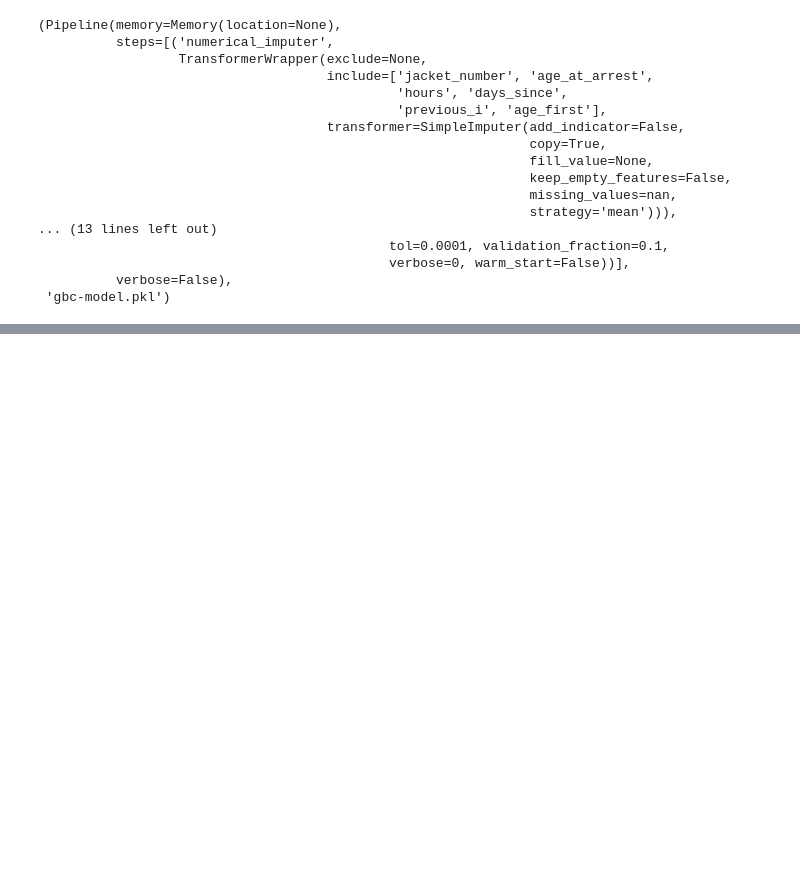
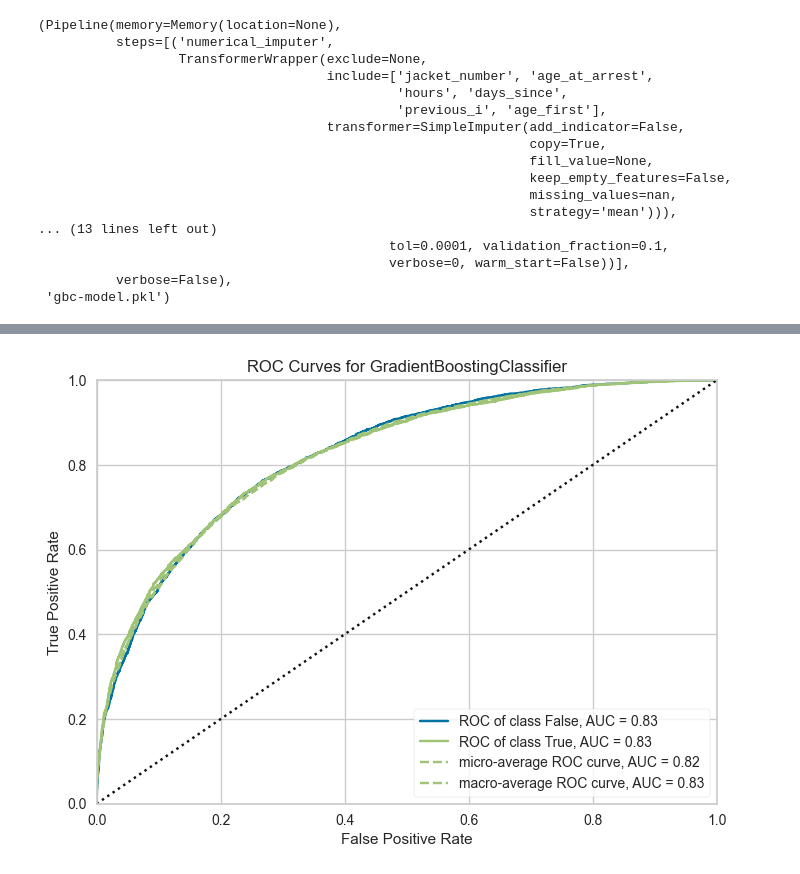
Before and after one commit to UIUC-DSC/Members-Only, a Jupyter notebook: model2.ipynb, the cells around one changed output, grey strips where cells are left out. Saved outputs shown, nothing was run; the diff lists cells and outputs as text; code cells hidden in the pictures; blank space fills up the shorter version.

```diff
--- a/model2.ipynb
+++ b/model2.ipynb
@@ -218,0 +224,3 @@ Similarity between 'r' and 'prediction_mapped': 0.7265275707898659
+# %%
+plot_model(final_gbc, plot='auc')
+# %% [output]
@@ -218,0 +228 @@ Similarity between 'r' and 'prediction_mapped': 0.7265275707898659
+[figure, added]
```
Also changed, not shown: parts of 15 cells of this notebook, 1 other file.
